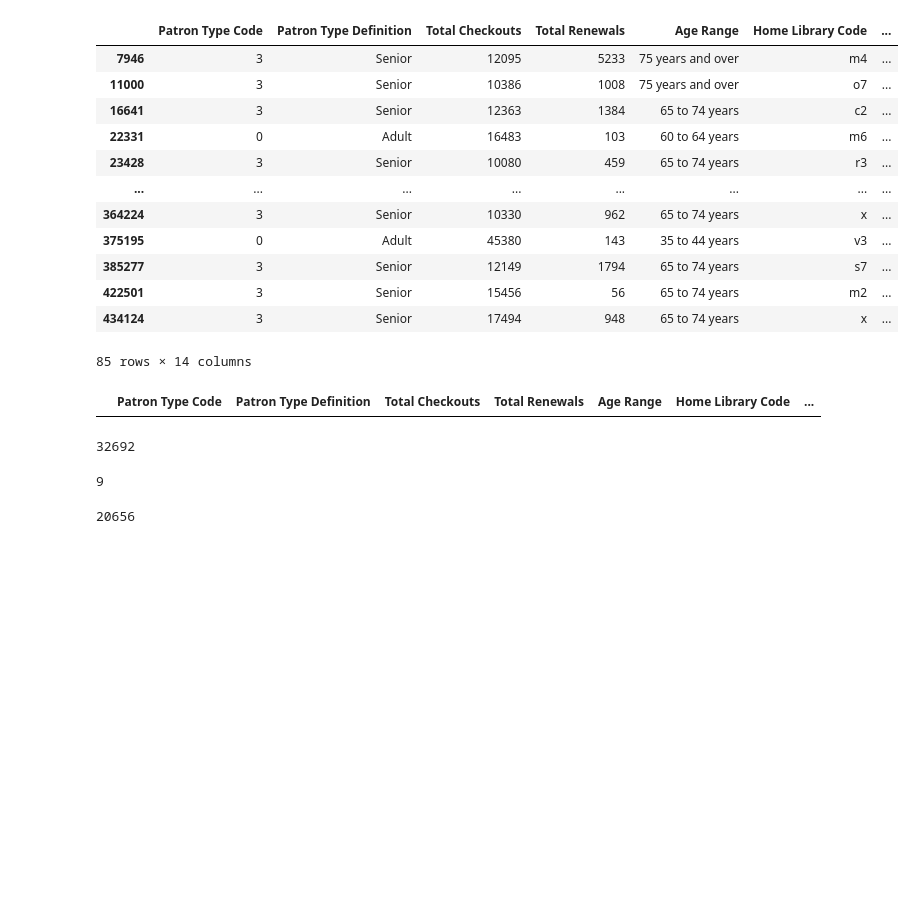
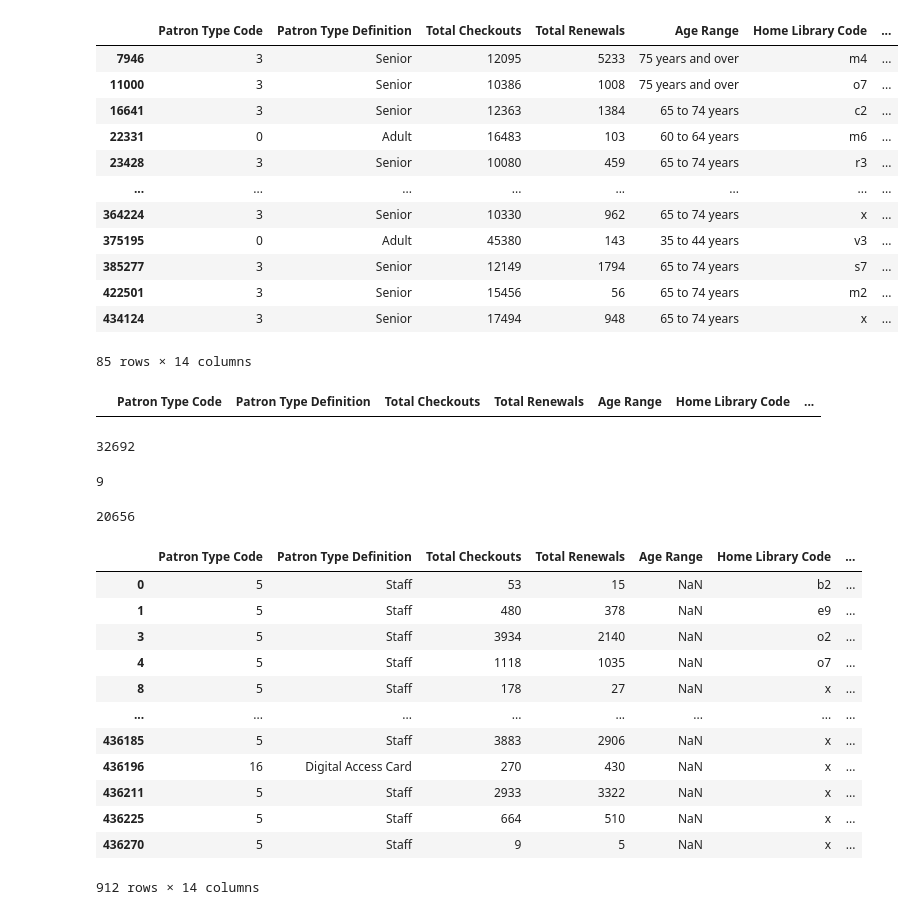
Before and after one commit to XiaomingWang12/2023-2024-Data_Libarian_Xiaoming_Wang, a Jupyter notebook: Modul_3/pandas.ipynb, the cells around one changed output. Cells and saved outputs as stored; diff of their text form; code cells hidden in the pictures; blank space fills up the shorter version.

```diff
--- a/Modul_3/pandas.ipynb
+++ b/Modul_3/pandas.ipynb
@@ -279,3 +279,22 @@ df.loc[row_filter]
 (df['Home Library Definition'] == 'Richmond').sum()
 # %% [output]
 20656
+# %%
+import pandas as pd
+df = pd.read_csv("data/Library_Usage.csv")
+# %%
+df[df["Age Range"].isna()]
+# %% [output]
+|  | Patron Type Code | Patron Type Definition | Total Checkouts | Total Renewals | Age Range | Home Library Code | ... |
+| 0 | 5 | Staff | 53 | 15 | NaN | b2 | ... |
+| 1 | 5 | Staff | 480 | 378 | NaN | e9 | ... |
+| 3 | 5 | Staff | 3934 | 2140 | NaN | o2 | ... |
+| 4 | 5 | Staff | 1118 | 1035 | NaN | o7 | ... |
+| 8 | 5 | Staff | 178 | 27 | NaN | x | ... |
+| ... | ... | ... | ... | ... | ... | ... | ... |
+| 436185 | 5 | Staff | 3883 | 2906 | NaN | x | ... |
+| 436196 | 16 | Digital Access Card | 270 | 430 | NaN | x | ... |
+| 436211 | 5 | Staff | 2933 | 3322 | NaN | x | ... |
+| 436225 | 5 | Staff | 664 | 510 | NaN | x | ... |
+| 436270 | 5 | Staff | 9 | 5 | NaN | x | ... |
+912 rows × 14 columns
```
Also changed, not shown: parts of 1 cell of this notebook, 21 other files.
